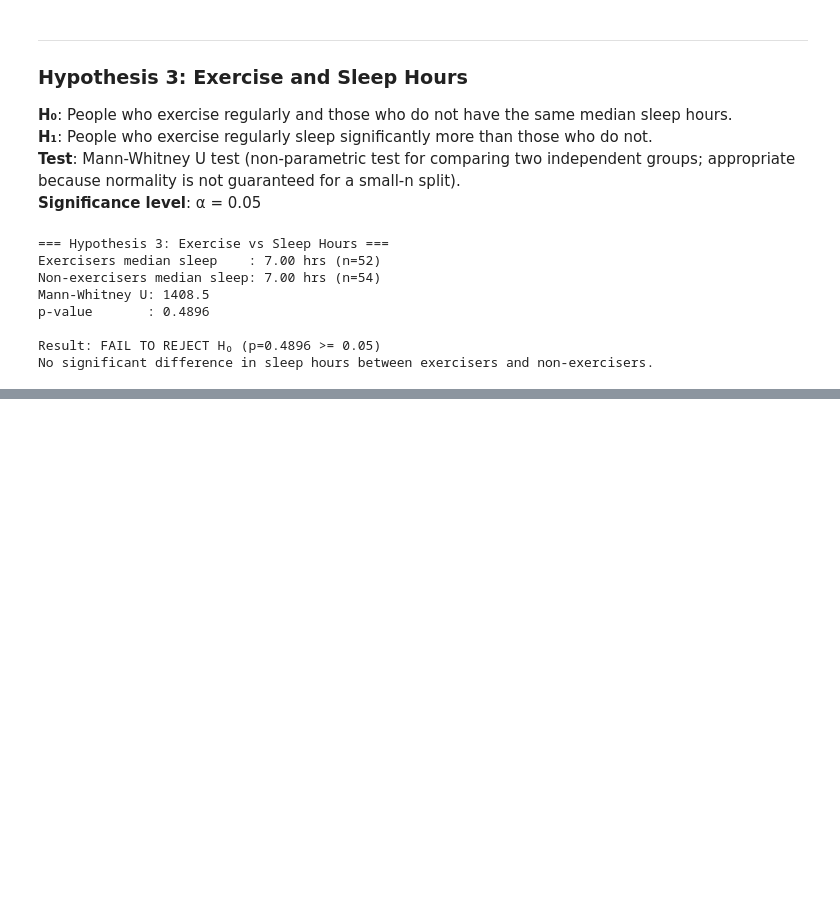
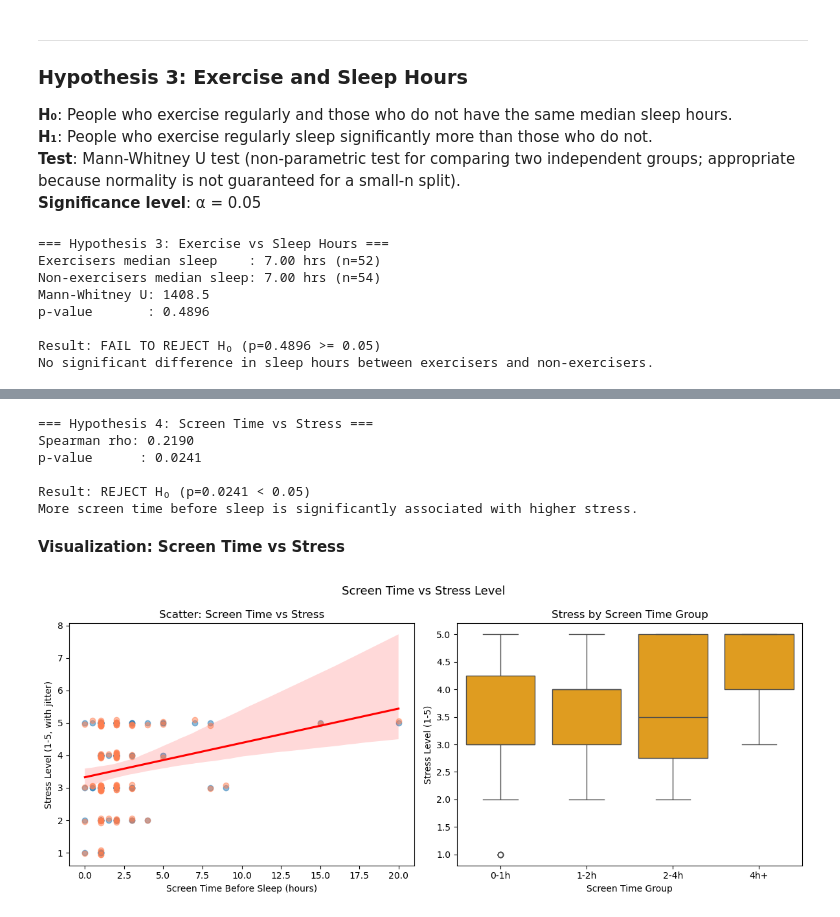
Before and after one commit to Serasb/DSA210-Project, a Jupyter notebook: EDA.ipynb, the cells around one changed output, grey strips where cells are left out. Saved outputs shown, nothing was run; the diff lists cells and outputs as text; code cells hidden in the pictures; blank space fills up the shorter version.

```diff
--- a/EDA.ipynb
+++ b/EDA.ipynb
@@ -417,3 +459,60 @@ No significant difference in sleep hours between exercisers and non-exercisers.
+# %%
+rho_sc, p_sc = spearmanr(df["screen_time"], df["stress"])
+
+print("=== Hypothesis 4: Screen Time vs Stress ===")
+print(f"Spearman rho: {rho_sc:.4f}")
+print(f"p-value      : {p_sc:.4f}")
+print()
+if p_sc < 0.05:
+    print(f"Result: REJECT H\u2080 (p={p_sc:.4f} < 0.05)")
+    print("More screen time before sleep is significantly associated with higher stress.")
+else:
+    print(f"Result: FAIL TO REJECT H\u2080 (p={p_sc:.4f} >= 0.05)")
+    print("No significant monotonic relationship found between screen time and stress level.")
+# %% [output]
+=== Hypothesis 4: Screen Time vs Stress ===
+Spearman rho: 0.2190
+p-value      : 0.0241
+
+Result: REJECT H₀ (p=0.0241 < 0.05)
+More screen time before sleep is significantly associated with higher stress.
+# %% [markdown]
+**Visualization: Screen Time vs Stress**
+# %%
+fig, axes = plt.subplots(1, 2, figsize=(12, 5))
+fig.suptitle("Screen Time vs Stress Level", fontsize=13)
+
+sns.regplot(
+    x="screen_time",
+    y="stress",
+    data=df,
+    ax=axes[0],
+    scatter_kws={'alpha':0.5},
+    line_kws={'color':'red'}
+)
+
+# Scatter plot with jitter (stress is discrete, jitter helps readability)
+jitter = np.random.uniform(-0.1, 0.1, size=len(df))
+axes[0].scatter(df["screen_time"], df["stress"] + jitter, alpha=0.5, color='coral')
+axes[0].set_xlabel("Screen Time Before Sleep (hours)")
+axes[0].set_ylabel("Stress Level (1-5, with jitter)")
+axes[0].set_title("Scatter: Screen Time vs Stress")
+
+# Box plot: stress level grouped by screen time bins
+df["screen_bin"] = pd.cut(df["screen_time"], bins=[0, 1, 2, 4, 25],
+                           labels=["0-1h", "1-2h", "2-4h", "4h+"])
+sns.boxplot(x="screen_bin", y="stress", data=df, ax=axes[1], color="orange")
+axes[1].set_title("Stress by Screen Time Group")
+axes[1].set_xlabel("Screen Time Group")
+axes[1].set_ylabel("Stress Level (1-5)")
+
+plt.tight_layout()
+plt.show()
+
+# Clean up helper column
+df.drop(columns=["screen_bin"], inplace=True)
+# %% [output]
+[figure, added]
 # %% [markdown]
 ## 8) Summary of Findings
 
```
Also changed, not shown: parts of 3 cells of this notebook.
